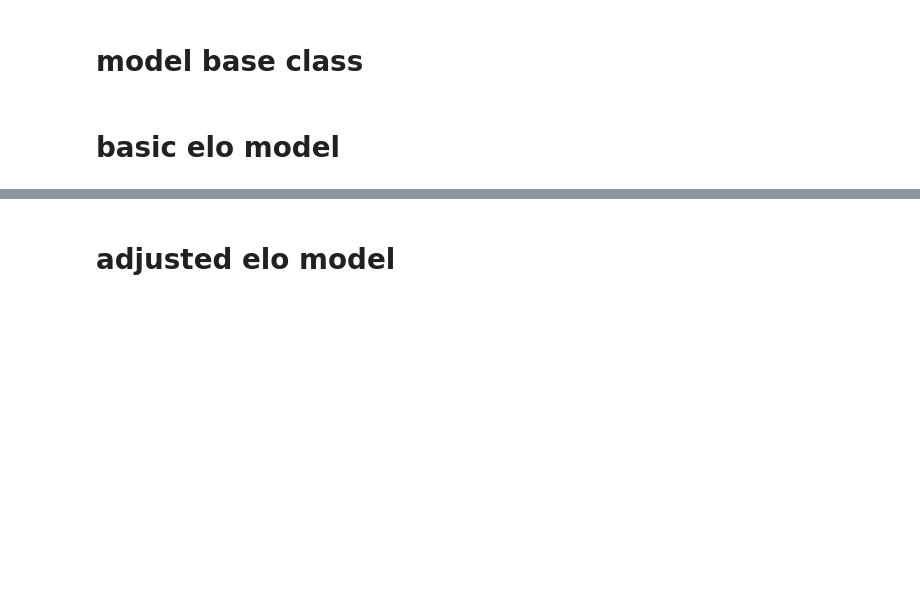
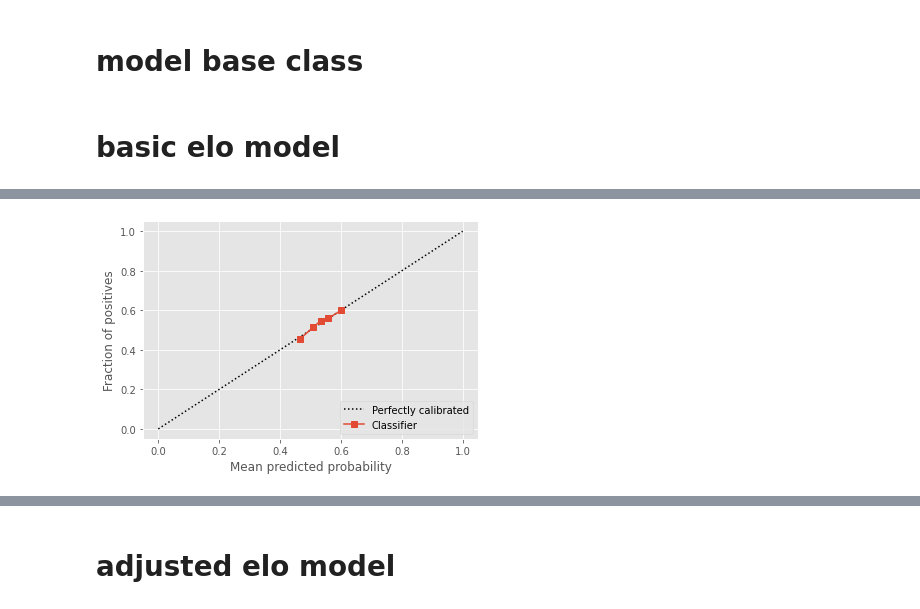
Before and after one commit to lanejere5/mlb, a Jupyter notebook: elo/elo_2022_07_05.ipynb, the cells around one changed output, grey strips where cells are left out. Saved outputs shown, nothing was run; the diff lists cells and outputs as text; code cells hidden in the pictures; blank space fills up the shorter version.

```diff
--- a/elo/elo_2022_07_05.ipynb
+++ b/elo/elo_2022_07_05.ipynb
@@ -192,0 +352,4 @@ ELOParams(rating=[0.4625701546562504, -0.4625701546562504, 0.0, 0.0, 0.0, 0.0, 0
+# %%
+plot_probability_calibration(df, list(range(1990,2000)))
+# %% [output]
+[figure, added]
```
Also changed, not shown: parts of 37 cells of this notebook.
